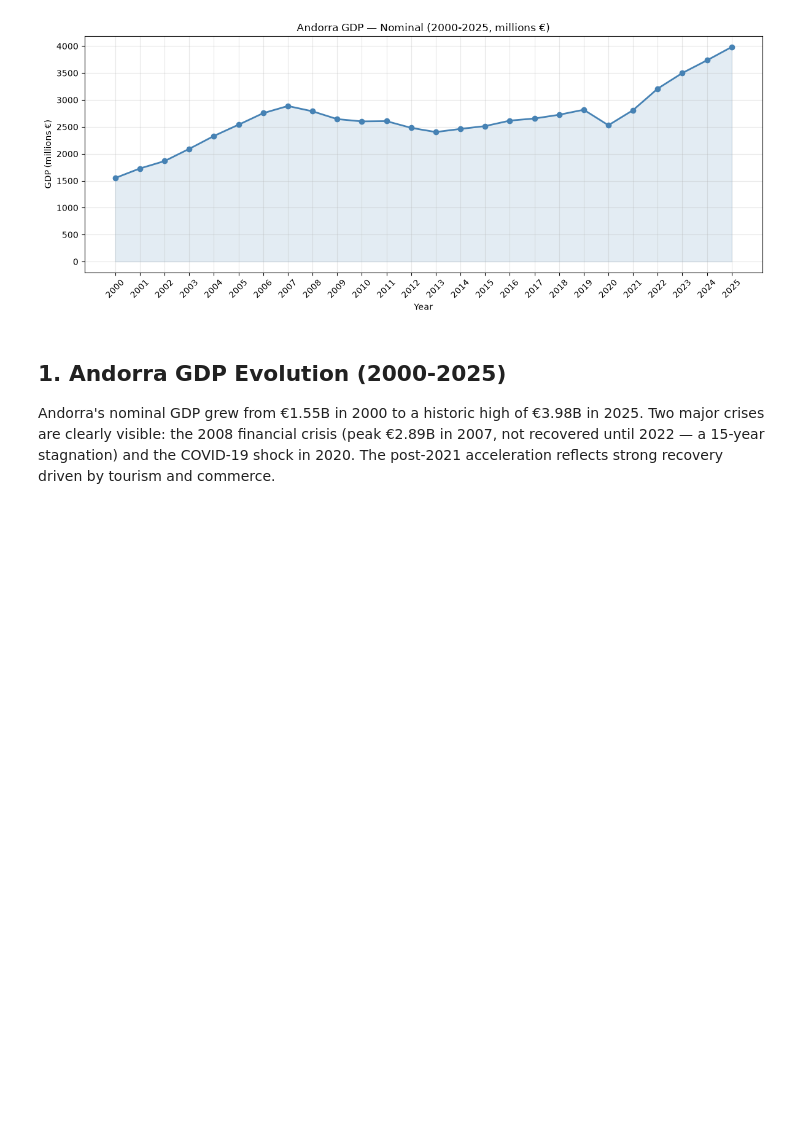
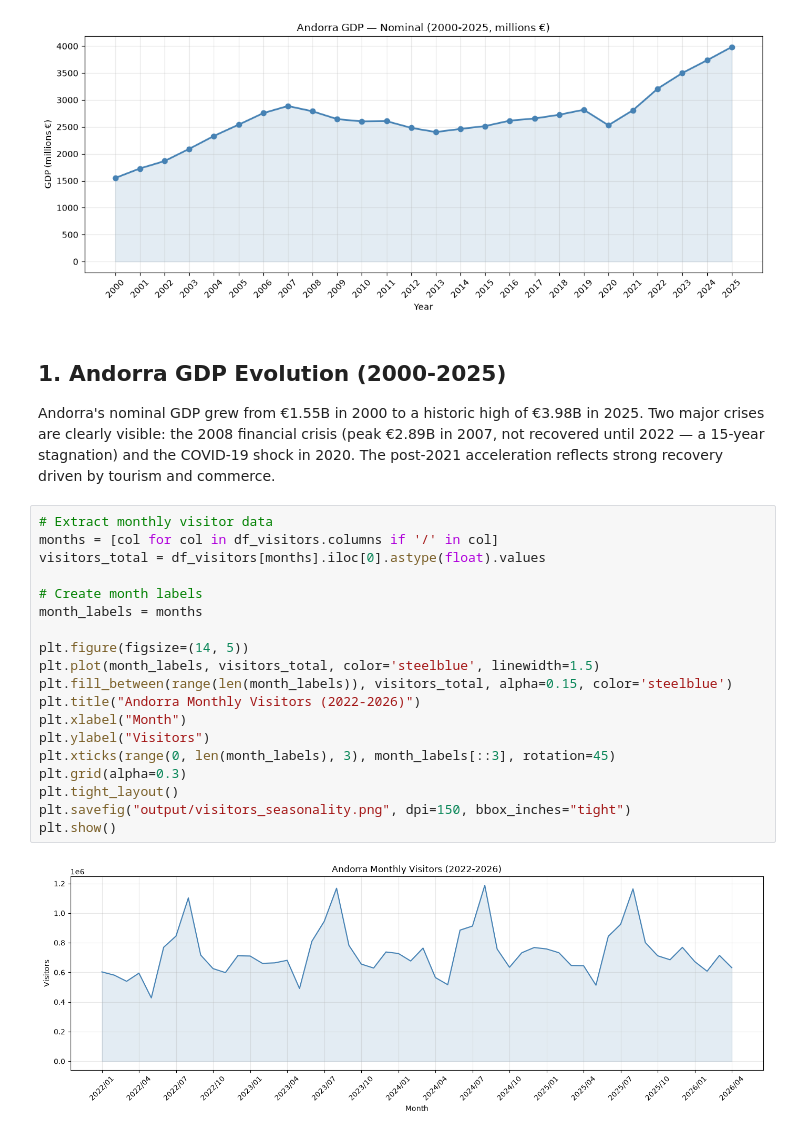
Before and after one commit to david-deluca/andorra-demographic-analysis, a Jupyter notebook: analysis_economy.ipynb, the cells around one changed output. Cells and saved outputs as stored; diff of their text form; blank space fills up the shorter version.

Commit message:
feat: add monthly visitor seasonality chart

```diff
--- a/analysis_economy.ipynb
+++ b/analysis_economy.ipynb
@@ -45,3 +45,24 @@ Andorra's nominal GDP grew from €1.55B in 2000 to a historic high of €3.98B
 Two major crises are clearly visible: the 2008 financial crisis (peak €2.89B in 2007,
 not recovered until 2022 — a 15-year stagnation) and the COVID-19 shock in 2020.
 The post-2021 acceleration reflects strong recovery driven by tourism and commerce.
+# %%
+# Extract monthly visitor data
+months = [col for col in df_visitors.columns if '/' in col]
+visitors_total = df_visitors[months].iloc[0].astype(float).values
+
+# Create month labels
+month_labels = months
+
+plt.figure(figsize=(14, 5))
+plt.plot(month_labels, visitors_total, color='steelblue', linewidth=1.5)
+plt.fill_between(range(len(month_labels)), visitors_total, alpha=0.15, color='steelblue')
+plt.title("Andorra Monthly Visitors (2022-2026)")
+plt.xlabel("Month")
+plt.ylabel("Visitors")
+plt.xticks(range(0, len(month_labels), 3), month_labels[::3], rotation=45)
+plt.grid(alpha=0.3)
+plt.tight_layout()
+plt.savefig("output/visitors_seasonality.png", dpi=150, bbox_inches="tight")
+plt.show()
+# %% [output]
+[figure, added]
```
Also changed, not shown: parts of 1 cell of this notebook, 1 other file.
